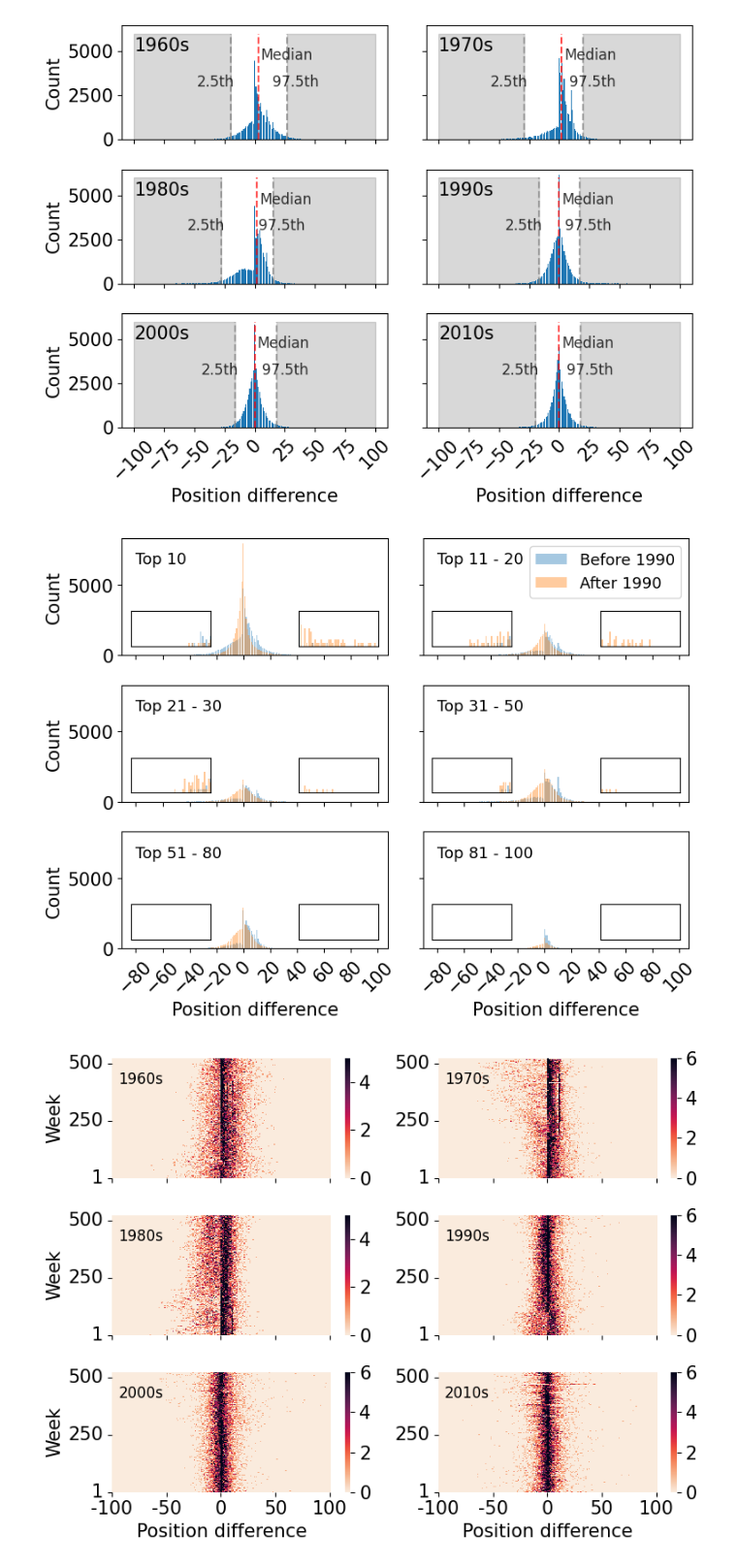
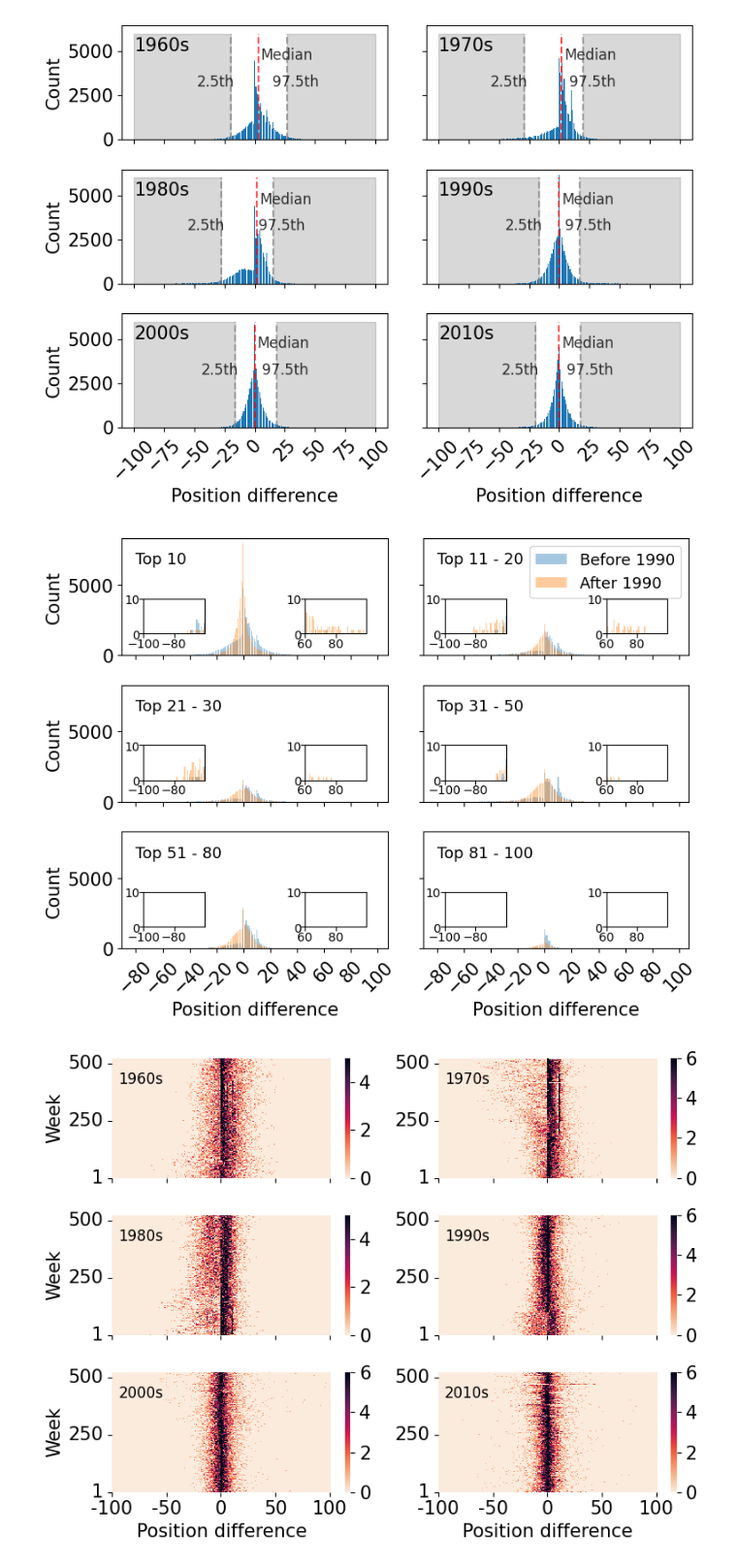
Before and after one commit to martalech/pop_charts_dynamics, a Jupyter notebook: data_statistics_decades.ipynb, the cells around one changed output. Shown at 97% size. Drawn from its saved outputs; the diff is of its cells as text; code cells hidden in the pictures.

```diff
--- a/data_statistics_decades.ipynb
+++ b/data_statistics_decades.ipynb
@@ -204,13 +204,15 @@ for i, top_position in enumerate(top_positions):
     axes[row, col].bar(count_changes_after_1990.index, count_changes_after_1990.values, alpha=0.4)
 
     inner_ax = inset_axes(axes[row, col],
-                width="30%",
+                width="23%",
                 height="30%",
-                loc=4)
+                loc=4,
+                borderpad=1.2)
     inner_ax_left = inset_axes(axes[row, col],
-                width="30%",
+                width="23%",
                 height="30%",
-                loc=3)
+                loc=3,
+                borderpad=1.2)
 
     if i > 0:
         axes[row, col].text(-80, 6500, f"Top {top_positions[i - 1] + 1} - {top_position}", fontsize=13)
@@ -220,42 +222,44 @@ for i, top_position in enumerate(top_positions):
     inner_ax.bar(count_changes_prior_to_1990.index, count_changes_prior_to_1990.values, alpha=0.4)
     inner_ax.bar(count_changes_after_1990.index, count_changes_after_1990.values, alpha=0.4)
     inner_ax.set_xlim(60, 100)
-    inner_ax.set_xticks([])
-    inner_ax.set_yticks([])
+    inner_ax.tick_params(axis='both', which='major', labelsize=10, pad=-0.3)
+    start, end = inner_ax.get_xlim()
+    inner_ax.xaxis.set_ticks(np.arange(start, end, 20))
     inner_ax.set_ylim(0, 10)
 
     inner_ax_left.bar(count_changes_prior_to_1990.index, count_changes_prior_to_1990.values, alpha=0.4)
     inner_ax_left.bar(count_changes_after_1990.index, count_changes_after_1990.values, alpha=0.4)
     inner_ax_left.set_xlim(-100, -60)
-    inner_ax_left.set_xticks([])
-    inner_ax_left.set_yticks([])
+    inner_ax_left.tick_params(axis='both', which='major', labelsize=10, pad=-0.3)
+    start, end = inner_ax_left.get_xlim()
+    inner_ax_left.xaxis.set_ticks(np.arange(start, end, 20))
     inner_ax_left.set_ylim(0, 10)
 
     if row == 0 and col == 1:
         axes[row, col].legend(["Before 1990", "After 1990"], loc="upper right", fontsize=13)
     if row == 2:
         axes[row, col].set_xlabel("Position difference")
     else:
         axes[row, col].set_xlabel(None)
     if col == 0:
         axes[row, col].set_ylabel("Count")
     else:
         axes[row, col].set_ylabel(None)
 
     axes[row, col].xaxis.set_major_locator(plt.MaxNLocator(10))
     for tick in axes[row, col].get_xticklabels():
         tick.set_rotation(45)
 
     col += 1
     if col == 2:
         col = 0
         row += 1
 
 fig.tight_layout()
 plt.savefig("figures/position_difference_distribution_top_positions.pdf", format="pdf", bbox_inches='tight')
 plt.show()
 # %% [output]
-[figure, old version]
+[figure, new version]
 # %%
 from scipy import ndimage
 
```
Also changed, not shown: parts of 1 cell of this notebook, 15 other files.
